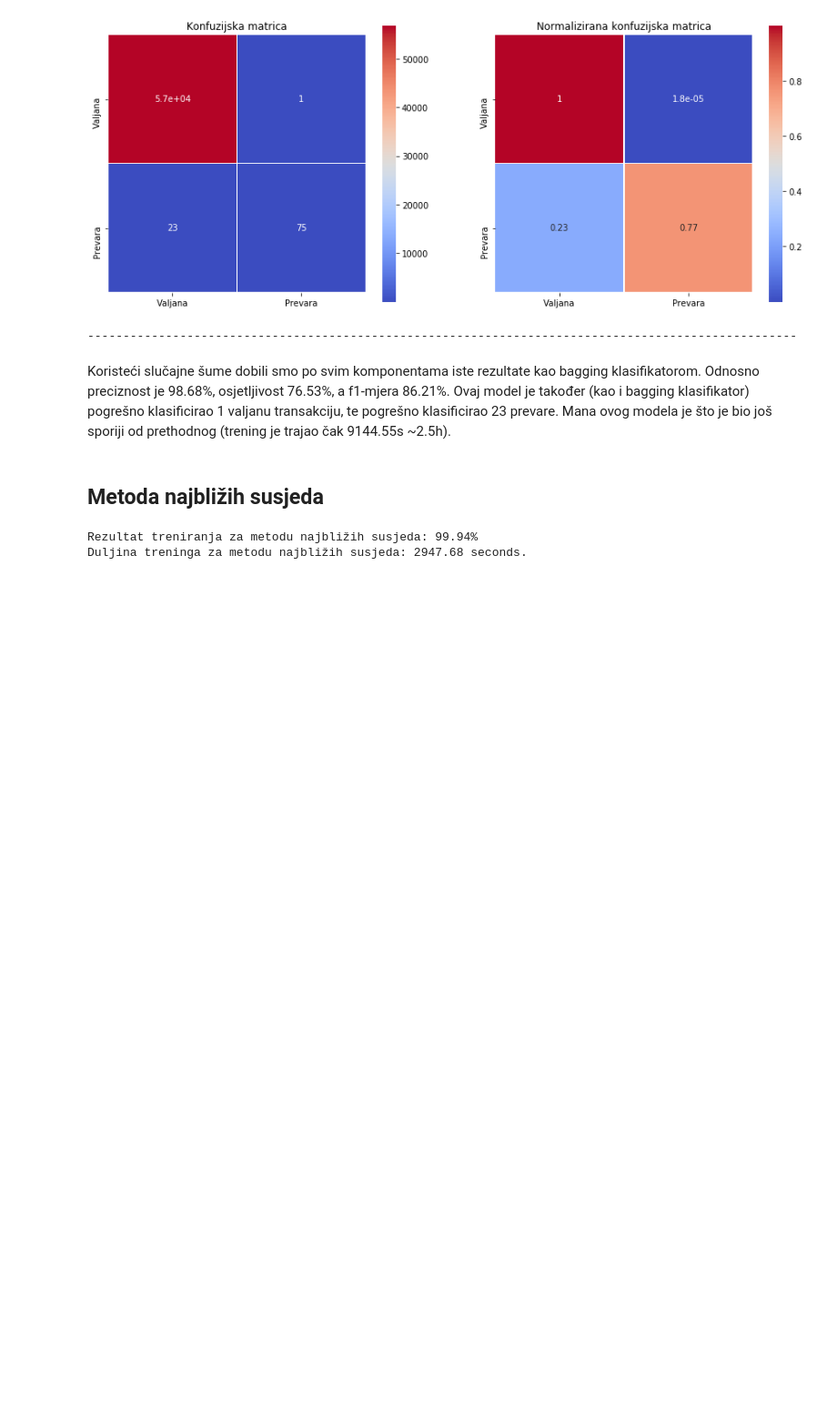
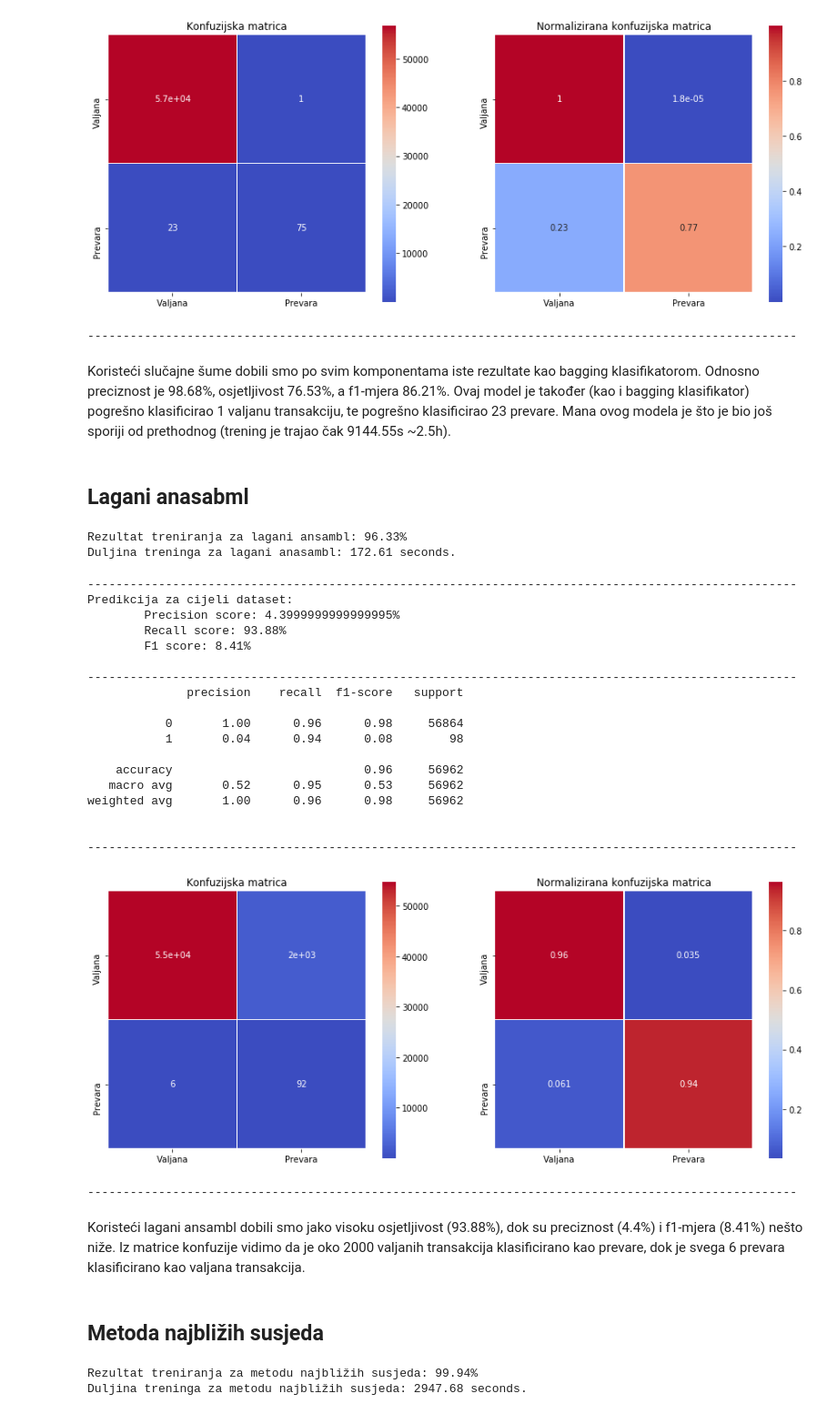
Before and after one commit to occamsrazor81/creditCard, a Jupyter notebook: full_data_ccfd.ipynb, the cells around one changed output. Shown: that part at 91% size. Drawn from its saved outputs; the diff is of its cells as text; code cells hidden in the pictures; blank space fills up the shorter version.

```diff
--- a/full_data_ccfd.ipynb
+++ b/full_data_ccfd.ipynb
@@ -228,6 +269,49 @@ weighted avg       1.00      1.00      1.00     56962
 ----------------------------------------------------------------------------------------------------
 # %% [markdown]
 Koristeći slučajne šume dobili smo po svim komponentama iste rezultate kao bagging klasifikatorom. Odnosno preciznost je 98.68%, osjetljivost 76.53%, a f1-mjera 86.21%. Ovaj model je također (kao i bagging klasifikator) pogrešno klasificirao 1 valjanu transakciju, te  pogrešno klasificirao 23 prevare. Mana ovog modela je što je bio još sporiji od prethodnog (trening je trajao čak 9144.55s ~2.5h).
+# %% [markdown]
+## Lagani anasabml
+# %%
+
+ee_t_start = time.time()
+ee = EasyEnsembleClassifier()
+ee.fit(X_data_train, y_data_train)
+
+ee_training_score = cross_val_score(ee, X_data_train, y_data_train, cv=rskf)
+ee_t_end = time.time()
+
+print('Rezultat treniranja za lagani ansambl: '
+     + str(round(ee_training_score.mean(), 4) * 100) + '%')
+print('Duljina treninga za lagani anasambl: ' + str(round(ee_t_end - ee_t_start, 2)) + ' seconds.')
+# %% [output]
+Rezultat treniranja za lagani ansambl: 96.33%
+Duljina treninga za lagani anasambl: 172.61 seconds.
+# %%
+pred_ee = ee.predict(X_data_test)
+print_everything(y_data_test, pred_ee, y_data_test_non_fraud_num, y_data_test_fraud_num, None, False)
+# %% [output]
+----------------------------------------------------------------------------------------------------
+Predikcija za cijeli dataset:
+        Precision score: 4.3999999999999995%
+        Recall score: 93.88%
+        F1 score: 8.41%
+
+----------------------------------------------------------------------------------------------------
+              precision    recall  f1-score   support
+
+           0       1.00      0.96      0.98     56864
+           1       0.04      0.94      0.08        98
+
+    accuracy                           0.96     56962
+   macro avg       0.52      0.95      0.53     56962
+weighted avg       1.00      0.96      0.98     56962
+
+
+----------------------------------------------------------------------------------------------------
+[figure, added]
+----------------------------------------------------------------------------------------------------
+# %% [markdown]
+Koristeći lagani ansambl dobili smo jako visoku osjetljivost (93.88%), dok su preciznost (4.4%) i f1-mjera (8.41%) nešto niže. Iz matrice konfuzije vidimo da je oko 2000 valjanih transakcija klasificirano kao prevare, dok je svega 6 prevara klasificirano kao valjana transakcija.
 # %% [markdown]
 ## Metoda najbližih susjeda
 # %%
```
Also changed, not shown: parts of 3 cells of this notebook, 1 other file.
